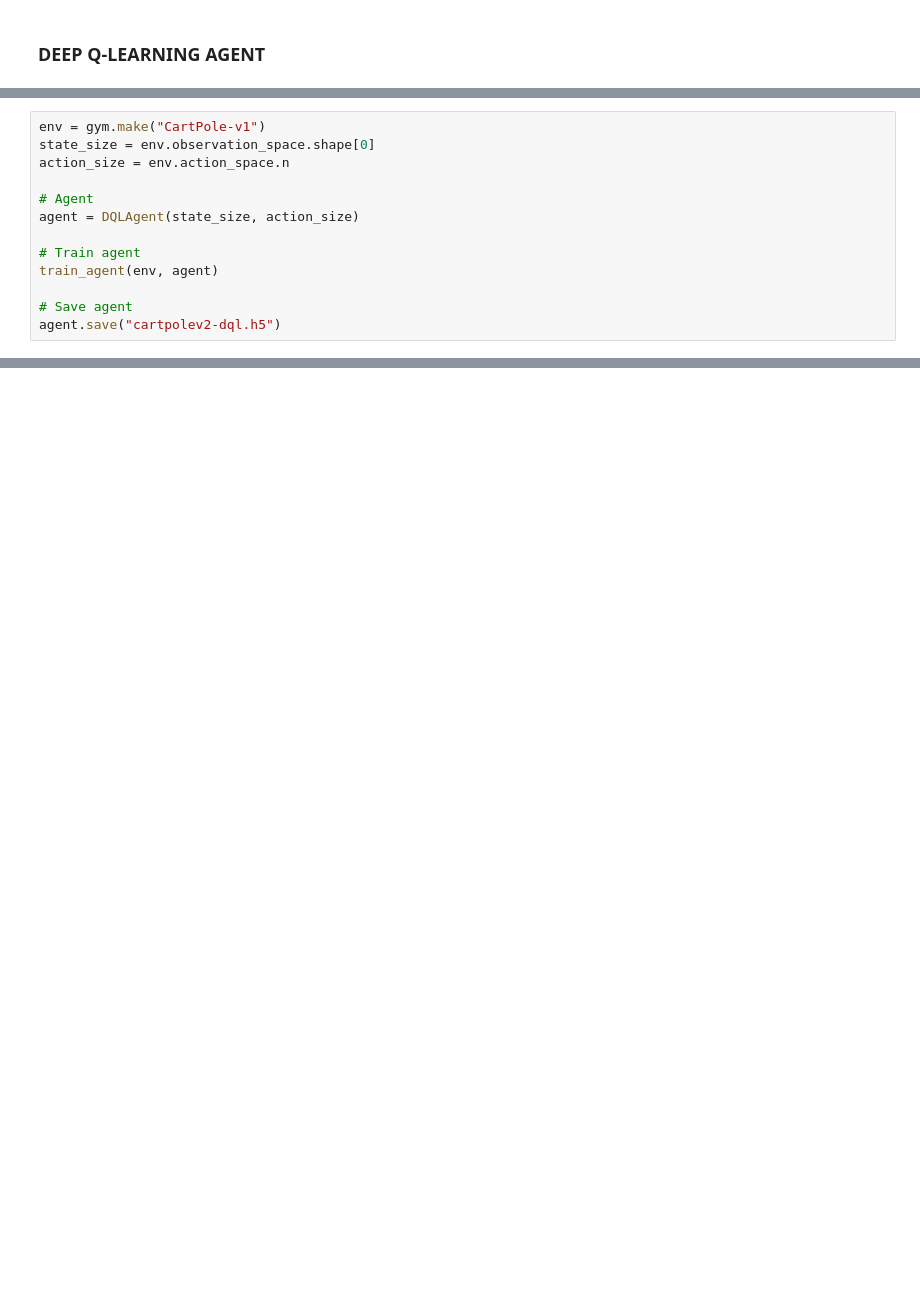
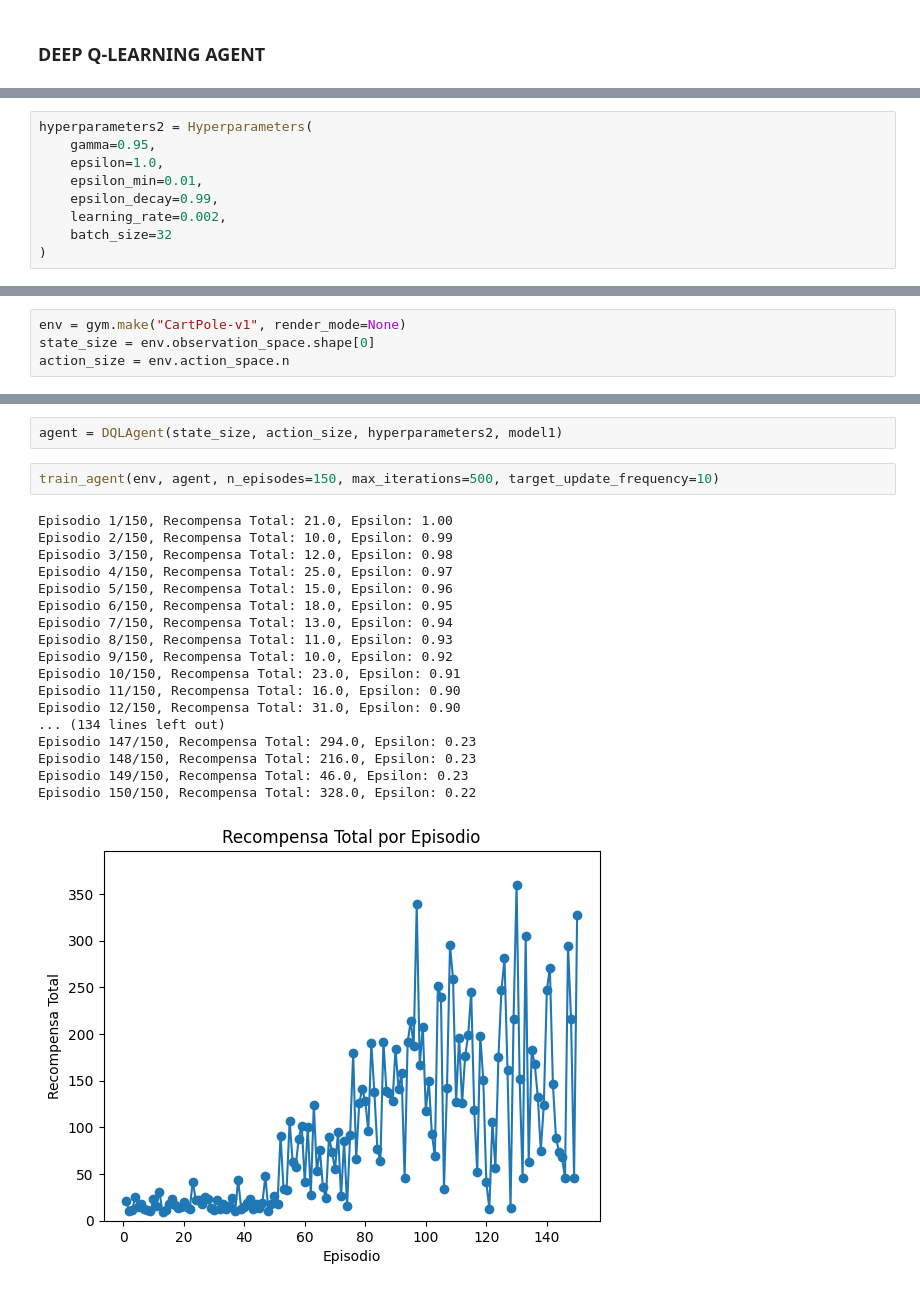
Before and after one commit to FranzCastillo/DeepQ-CartPole, a Jupyter notebook: src/CartPole.ipynb, the cells around one changed output, grey strips where cells are left out. Saved outputs shown, nothing was run; the diff lists cells and outputs as text; blank space fills up the shorter version.

```diff
--- a/src/CartPole.ipynb
+++ b/src/CartPole.ipynb
@@ -276,0 +280,9 @@ def test_agent(env, agent, episodes=5):
+# %%
+hyperparameters2 = Hyperparameters(
+    gamma=0.95,
+    epsilon=1.0,
+    epsilon_min=0.01,
+    epsilon_decay=0.99,
+    learning_rate=0.002,
+    batch_size=32
+)
@@ -372,13 +376,4 @@ TARGET_UPDATE_FREQUENCY = 10  # Episodes between target network updates
 # %%
-env = gym.make("CartPole-v1")
+env = gym.make("CartPole-v1", render_mode=None)
 state_size = env.observation_space.shape[0]
 action_size = env.action_space.n
-
-# Agent
-agent = DQLAgent(state_size, action_size)
-
-# Train agent
-train_agent(env, agent)
-
-# Save agent
-agent.save("cartpolev2-dql.h5")
@@ -404,0 +380,23 @@ WARNING:absl:You are saving your model as an HDF5 file via `model.save()` or `ke
+# %%
+agent = DQLAgent(state_size, action_size, hyperparameters2, model1)
+# %%
+train_agent(env, agent, n_episodes=150, max_iterations=500, target_update_frequency=10)
+# %% [output]
+Episodio 1/150, Recompensa Total: 21.0, Epsilon: 1.00
+Episodio 2/150, Recompensa Total: 10.0, Epsilon: 0.99
+Episodio 3/150, Recompensa Total: 12.0, Epsilon: 0.98
+Episodio 4/150, Recompensa Total: 25.0, Epsilon: 0.97
+Episodio 5/150, Recompensa Total: 15.0, Epsilon: 0.96
+Episodio 6/150, Recompensa Total: 18.0, Epsilon: 0.95
+Episodio 7/150, Recompensa Total: 13.0, Epsilon: 0.94
+Episodio 8/150, Recompensa Total: 11.0, Epsilon: 0.93
+Episodio 9/150, Recompensa Total: 10.0, Epsilon: 0.92
+Episodio 10/150, Recompensa Total: 23.0, Epsilon: 0.91
+Episodio 11/150, Recompensa Total: 16.0, Epsilon: 0.90
+Episodio 12/150, Recompensa Total: 31.0, Epsilon: 0.90
+... (134 lines left out)
+Episodio 147/150, Recompensa Total: 294.0, Epsilon: 0.23
+Episodio 148/150, Recompensa Total: 216.0, Epsilon: 0.23
+Episodio 149/150, Recompensa Total: 46.0, Epsilon: 0.23
+Episodio 150/150, Recompensa Total: 328.0, Epsilon: 0.22
+[figure, added]
```
Also changed, not shown: parts of 41 cells of this notebook, 4 other files.
